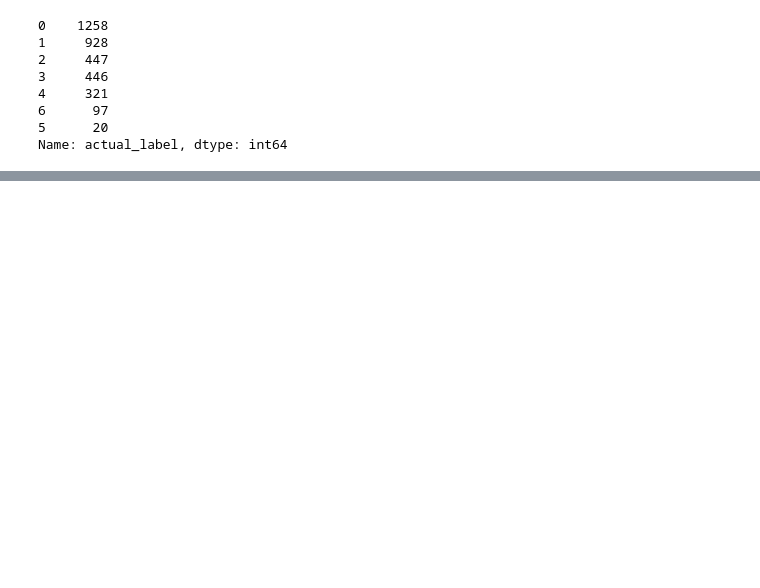
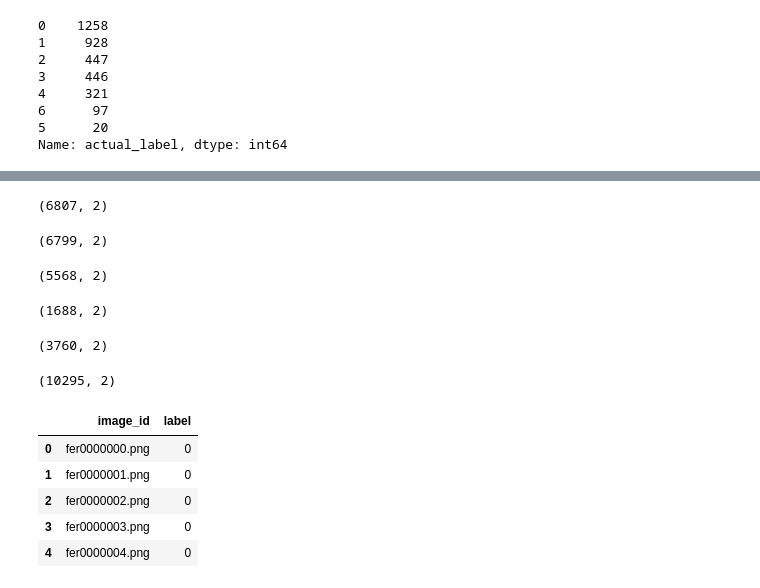
Before and after one commit to Emilien-mipt/fer-pytorch, a Jupyter notebook: FERplus_dataset/create_labels.ipynb, the cells around one changed output, grey strips where cells are left out. Cells and saved outputs as stored; diff of their text form; code cells hidden in the pictures; blank space fills up the shorter version.

```diff
--- a/FERplus_dataset/create_labels.ipynb
+++ b/FERplus_dataset/create_labels.ipynb
@@ -241,0 +280,6 @@ new_test_df.to_csv('new_test.csv', index=False)
+# %%
+test_surprise = new_test_df[new_test_df['label']==2]
+test_sadness = new_test_df[new_test_df['label']==3]
+test_anger = new_test_df[new_test_df['label']==4]
+test_disgust = new_test_df[new_test_df['label']==5]
+test_fear = new_test_df[new_test_df['label']==6]
@@ -241,0 +300,2 @@ new_test_df.to_csv('new_test.csv', index=False)
+# %%
+new_train_test_df = new_train_df.append([test_surprise, test_sadness, test_anger, test_disgust, test_fear], ignore_index=True)
@@ -241,0 +321,37 @@ new_test_df.to_csv('new_test.csv', index=False)
+# %%
+sample_surprise = new_train_test_df[new_train_test_df['label']==2].sample(frac=1.7, replace=True, random_state=seed)
+sample_surprise.shape
+# %% [output]
+(6807, 2)
+# %%
+sample_sadness = new_train_test_df[new_train_test_df['label']==3].sample(frac=1.71, replace=True, random_state=seed)
+sample_sadness.shape
+# %% [output]
+(6799, 2)
+# %%
+sample_anger = new_train_test_df[new_train_test_df['label']==4].sample(frac=2, replace=True, random_state=seed)
+sample_anger.shape
+# %% [output]
+(5568, 2)
+# %%
+sample_disgust = new_train_test_df[new_train_test_df['label']==5].sample(frac=8, replace=True, random_state=seed)
+sample_disgust.shape
+# %% [output]
+(1688, 2)
+# %%
+sample_fear = new_train_test_df[new_train_test_df['label']==6].sample(frac=5, replace=True, random_state=seed)
+sample_fear.shape
+# %% [output]
+(3760, 2)
+# %%
+neutral_df = new_train_test_df[new_train_test_df['label'] == 0]
+print(neutral_df.shape)
+neutral_df.head()
+# %% [output]
+(10295, 2)
+|  | image_id | label |
+| 0 | fer0000000.png | 0 |
+| 1 | fer0000001.png | 0 |
+| 2 | fer0000002.png | 0 |
+| 3 | fer0000003.png | 0 |
+| 4 | fer0000004.png | 0 |
```
Also changed, not shown: parts of 23 cells of this notebook, 20 other files.
